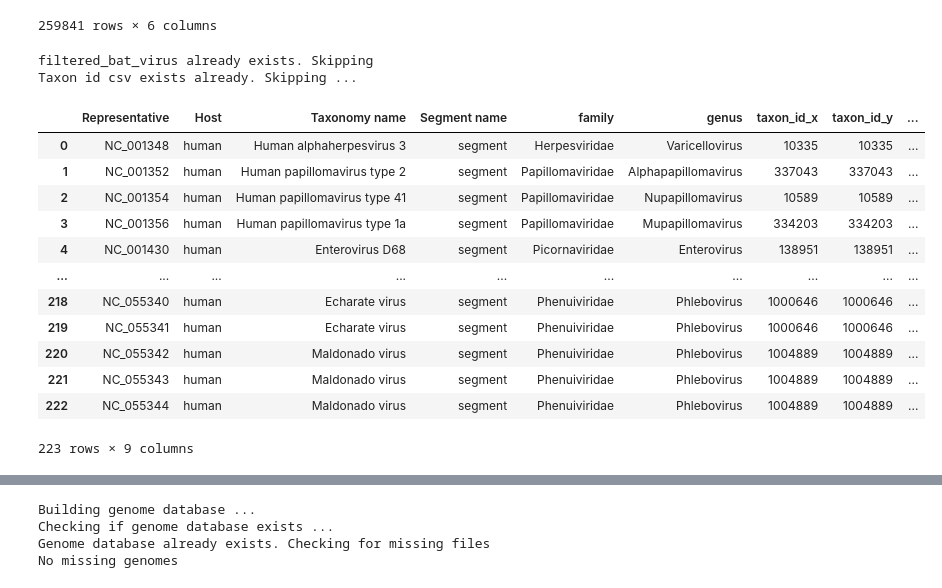
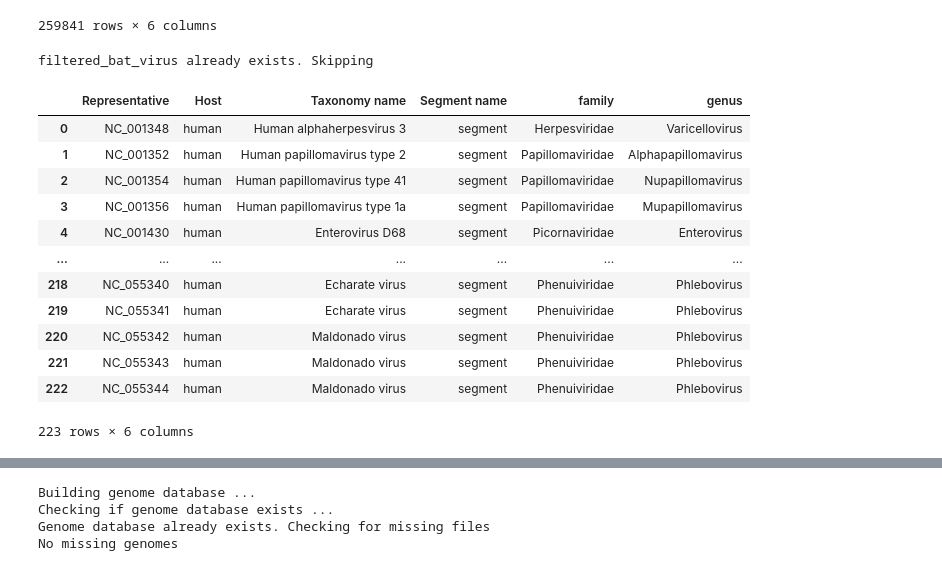
Before and after one commit to axiomcura/VSeek, a Jupyter notebook: analysis/00_get_data.ipynb, the cells around one changed output, grey strips where cells are left out. Saved outputs shown, nothing was run; the diff lists cells and outputs as text; code cells hidden in the pictures.

```diff
--- a/analysis/00_get_data.ipynb
+++ b/analysis/00_get_data.ipynb
@@ -91,7 +96,6 @@ def clean_accession(accession: str) -> str:
 # %%
 #save paths
 save_path = Path(vsp.db_path()) / "filtered_bat_virus.csv.gz"
-taxon_save_path = Path(vsp.db_path()) / "taxon_id.csv"
 
 # filter viral family that are only found in bats
 viral_fam = batvir_df["Viral family"].dropna().unique().tolist()
@@ -111,68 +115,43 @@ if not save_path.is_file():
     sel_dfs = pd.concat(sel_dfs, axis=0)
     sel_dfs = sel_dfs.loc[sel_dfs["Host"].notnull()]
     sel_dfs = sel_dfs.loc[sel_dfs["Host"].isin(["human"])]
 
     # splitting the selected lineage into Family, Genius
     sel_dfs[["family", "genus"]] = sel_dfs["Selected lineage"].apply(split_lineages)
     sel_dfs["Representative"] = sel_dfs["Representative"].apply(clean_accession)
     sel_dfs = sel_dfs.drop(["Selected lineage"], axis="columns")
 
     # removing enties that do not have either a family or a genus entry
     sel_dfs.loc[(sel_dfs["family"].notnull() & (sel_dfs["genus"].notnull()))]
 
     # grouping data frames based on accession and removing duplicates
     groups = sel_dfs.groupby("Representative")
     cleaned_dfs = []
     for name, df in groups:
         df = df.drop("Neighbor", axis="columns")
         df = df.drop_duplicates(subset=["Representative"])
         cleaned_dfs.append(df)
 
     # generating bat-human viral genome csv
     init_db = vsp.init_db_path()
     cleaned_dfs = pd.concat(cleaned_dfs, axis=0)
-
-    # generating a taxon id profile
-    # NOTE: This will take a while to complete because there is a 1 second pause after each request
-    print("collecting taxon ids")
-    c_accessions = cleaned_dfs["Representative"].tolist()
-
     cleaned_dfs.to_csv(save_path, compression="gzip", index=False)
 else:
     print("filtered_bat_virus already exists. Skipping")
     cleaned_dfs = pd.read_csv(save_path)
-
-if not taxon_save_path.is_file():
-    collected_taxon_ids = []
-    for c_acc in c_accessions:
-        taxa_id = get_taxa_id(email=email, accession=c_acc, buffer=1.0)
-        result = [c_acc, taxa_id]
-        collected_taxon_ids.append(result)
-    df = pd.DataFrame(data=collected_taxon_ids, columns=["Representative", "taxon_id"])
-    df.to_csv(taxon_save_path, index=False)
-else:
-    print("Taxon id csv exists already. Skipping ...")
-    taxon_df = pd.read_csv(taxon_save_path)
-    taxon_df.columns = ["Representative", "taxon_id"]
-
-
-# merge cleaned_df and taxon
-cleaned_dfs = cleaned_dfs.merge(taxon_df, on="Representative")
-cleaned_dfs.to_csv(save_path, index=False)
 cleaned_dfs
 # %% [output]
 filtered_bat_virus already exists. Skipping
-Taxon id csv exists already. Skipping ...
-|  | Representative | Host | Taxonomy name | Segment name | family | genus | taxon_id_x | taxon_id_y | ... |
-| 0 | NC_001348 | human | Human alphaherpesvirus 3 | segment | Herpesviridae | Varicellovirus | 10335 | 10335 | ... |
-| 1 | NC_001352 | human | Human papillomavirus type 2 | segment | Papillomaviridae | Alphapapillomavirus | 337043 | 337043 | ... |
-| 2 | NC_001354 | human | Human papillomavirus type 41 | segment | Papillomaviridae | Nupapillomavirus | 10589 | 10589 | ... |
-| 3 | NC_001356 | human | Human papillomavirus type 1a | segment | Papillomaviridae | Mupapillomavirus | 334203 | 334203 | ... |
-| 4 | NC_001430 | human | Enterovirus D68 | segment | Picornaviridae | Enterovirus | 138951 | 138951 | ... |
-| ... | ... | ... | ... | ... | ... | ... | ... | ... | ... |
-| 218 | NC_055340 | human | Echarate virus | segment | Phenuiviridae | Phlebovirus | 1000646 | 1000646 | ... |
-| 219 | NC_055341 | human | Echarate virus | segment | Phenuiviridae | Phlebovirus | 1000646 | 1000646 | ... |
-| 220 | NC_055342 | human | Maldonado virus | segment | Phenuiviridae | Phlebovirus | 1004889 | 1004889 | ... |
-| 221 | NC_055343 | human | Maldonado virus | segment | Phenuiviridae | Phlebovirus | 1004889 | 1004889 | ... |
-| 222 | NC_055344 | human | Maldonado virus | segment | Phenuiviridae | Phlebovirus | 1004889 | 1004889 | ... |
+|  | Representative | Host | Taxonomy name | Segment name | family | genus |
+| 0 | NC_001348 | human | Human alphaherpesvirus 3 | segment | Herpesviridae | Varicellovirus |
+| 1 | NC_001352 | human | Human papillomavirus type 2 | segment | Papillomaviridae | Alphapapillomavirus |
+| 2 | NC_001354 | human | Human papillomavirus type 41 | segment | Papillomaviridae | Nupapillomavirus |
+| 3 | NC_001356 | human | Human papillomavirus type 1a | segment | Papillomaviridae | Mupapillomavirus |
+| 4 | NC_001430 | human | Enterovirus D68 | segment | Picornaviridae | Enterovirus |
+| ... | ... | ... | ... | ... | ... | ... |
+| 218 | NC_055340 | human | Echarate virus | segment | Phenuiviridae | Phlebovirus |
+| 219 | NC_055341 | human | Echarate virus | segment | Phenuiviridae | Phlebovirus |
+| 220 | NC_055342 | human | Maldonado virus | segment | Phenuiviridae | Phlebovirus |
+| 221 | NC_055343 | human | Maldonado virus | segment | Phenuiviridae | Phlebovirus |
+| 222 | NC_055344 | human | Maldonado virus | segment | Phenuiviridae | Phlebovirus |
-223 rows × 9 columns
+223 rows × 6 columns
```
Also changed, not shown: parts of 8 cells of this notebook, 13 other files.
